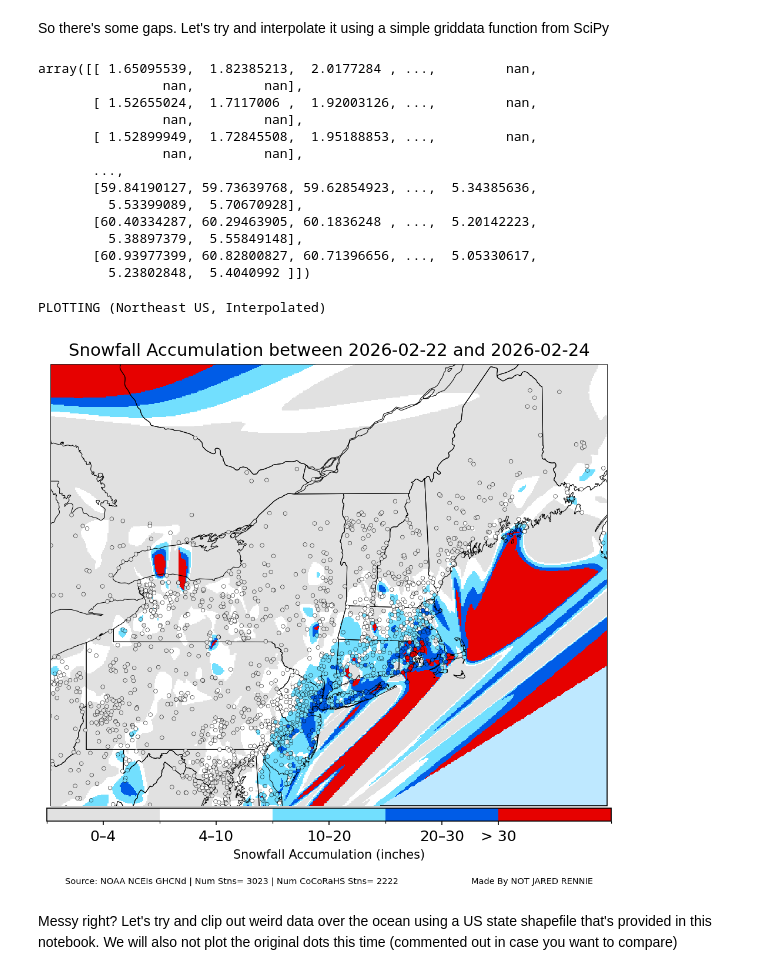
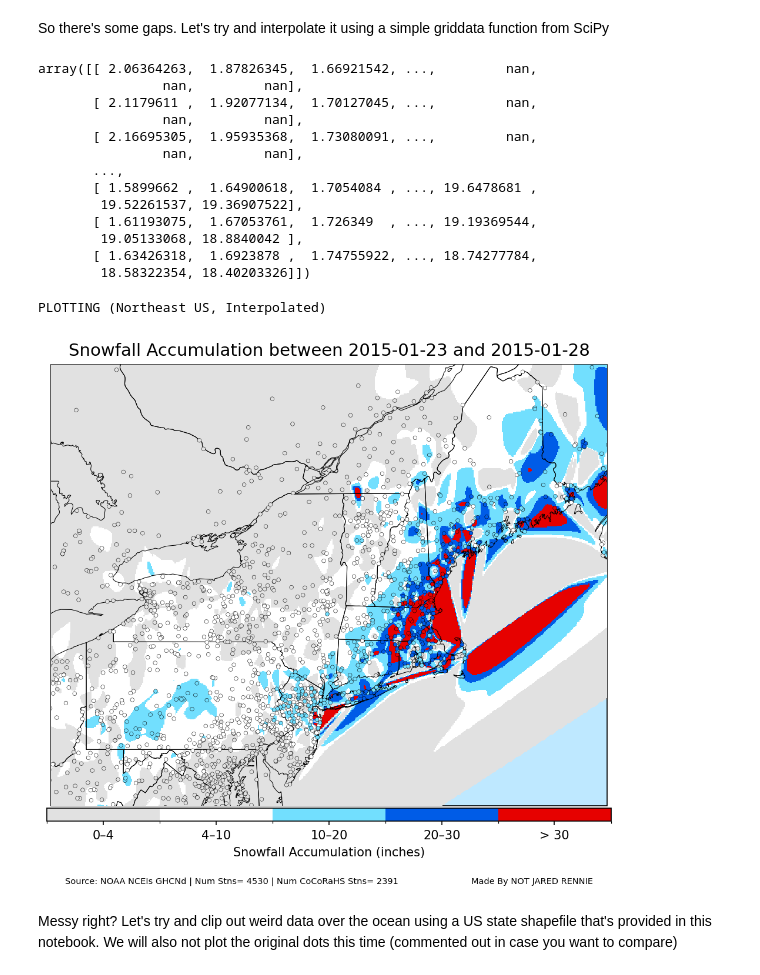
Before and after one commit to jjrennie/snOMG, a Jupyter notebook: snOMG_spatial.ipynb, the cells around one changed output. Drawn from its saved outputs; the diff is of its cells as text; code cells hidden in the pictures.

```diff
--- a/snOMG_spatial.ipynb
+++ b/snOMG_spatial.ipynb
@@ -77,8 +82,12 @@ Example snowstorms are below for you to use, but feel free to add your own!
 #end_date='1997-04-01'
 
 # Feb 2026 Blizzard
-start_date='2026-02-22'
-end_date='2026-02-24'
+#start_date='2026-02-22'
+#end_date='2026-02-24'
+
+# Jan 2015 Blizzard
+start_date='2015-01-23'
+end_date='2015-01-28'
 
 # Storm of the Century (1993)
 #start_date='1993-03-12'
@@ -96,6 +105,7 @@ end_date='2026-02-24'
 #start_date='1978-02-05'
 #end_date='1978-02-07'
 
+color_ramp = 'ncei' # ncei or nohrsc
 author='NOT JARED RENNIE'
 # %% [markdown]
 # Part 1: Analysis of In-Situ Observations using GHCNd <a class="anchor" id="third-bullet"></a>
@@ -290,3 +300,26 @@ Feel free to tinker with this block if you want to change colors, or utilize oth
+# %%
+#################################################
+# PLOTTING SETTINGS
+dpi = 150
+land_hex='#bcbcbc'  # ESRI Light Gray Canvas
+ocean_hex='#bee8ff' # ESRI Light Gray Canvas
+edgecolor = 'black'
+
+# Define discrete colormap and boundaries
+if color_ramp == 'ncei':
+    bounds = [0, 4, 10, 20, 30, 3000]
+    colors = ["#E1E1E1","#FFFFFF","#72DFFE","#005CE7","#E60100"]
+    tickLabels= ["0–4","4–10","10–20","20–30","> 30"]
+    tickPos=[2, 7, 15, 25, 1500]
+elif color_ramp == 'nohrsc':
+    bounds = [0,0.1,1,2,3,4,6,8,12,18,24,30,36,48,60,72,96,3000]
+    colors = ["#BDD7E7","#6BAED6","#3182BD","#08519C","#082694","#FFFF96",
+              "#FFC400","#FF8700","#DB1400","#9E0000","#690000","#CCCCFF",
+              "#9F8CD8","#7C52A5","#561C72","#2E0033","#40DFFF",]
+else:
+    print('ERROR: NEED ncei or nohrsc for color ramp')
+cmap = mcolors.ListedColormap(colors)
+norm = mcolors.BoundaryNorm(bounds, cmap.N)
 # %%
 %%time
 
@@ -421,19 +444,19 @@ values = finalData['SNOW_SUM'].values
 grid_snow = griddata(points, values, (grid_lon, grid_lat), method='cubic')
 grid_snow
 # %% [output]
-array([[ 1.65095539,  1.82385213,  2.0177284 , ...,         nan,
+array([[ 2.06364263,  1.87826345,  1.66921542, ...,         nan,
                 nan,         nan],
-       [ 1.52655024,  1.7117006 ,  1.92003126, ...,         nan,
+       [ 2.1179611 ,  1.92077134,  1.70127045, ...,         nan,
                 nan,         nan],
-       [ 1.52899949,  1.72845508,  1.95188853, ...,         nan,
+       [ 2.16695305,  1.95935368,  1.73080091, ...,         nan,
                 nan,         nan],
        ...,
-       [59.84190127, 59.73639768, 59.62854923, ...,  5.34385636,
-         5.53399089,  5.70670928],
-       [60.40334287, 60.29463905, 60.1836248 , ...,  5.20142223,
-         5.38897379,  5.55849148],
-       [60.93977399, 60.82800827, 60.71396656, ...,  5.05330617,
-         5.23802848,  5.4040992 ]])
+       [ 1.5899662 ,  1.64900618,  1.7054084 , ..., 19.6478681 ,
+        19.52261537, 19.36907522],
+       [ 1.61193075,  1.67053761,  1.726349  , ..., 19.19369544,
+        19.05133068, 18.8840042 ],
+       [ 1.63426318,  1.6923878 ,  1.74755922, ..., 18.74277784,
+        18.58322354, 18.40203326]])
 # %%
 print('PLOTTING (Northeast US, Interpolated)')
 
@@ -445,38 +468,39 @@ fig = plt.figure(num=1, figsize=(8, 5), dpi=dpi, facecolor='w', edgecolor='k')
 conus_ax = fig.add_axes([0, 0, 1, 1], projection=ccrs.Mercator())
 conus_ax.set_facecolor(ocean_hex)
 conus_ax.spines['geo'].set_edgecolor(edgecolor)
 conus_ax.set_extent([lon_min, lon_max, lat_min, lat_max], crs=ccrs.Geodetic())
 
 # Add Additional Features
 conus_ax.add_feature(cfeature.LAND, linewidth=0.5, facecolor=land_hex, edgecolor=edgecolor, zorder=3)
 conus_ax.add_feature(cfeature.LAKES, linewidth=0.5, facecolor=ocean_hex, edgecolor=edgecolor, zorder=4)
 conus_ax.add_feature(cfeature.STATES, linewidth=0.5, edgecolor=edgecolor, zorder=10)
 
 # Plot interpolated snowfall with discrete bins
 intCONUS = conus_ax.pcolormesh(grid_lon, grid_lat, grid_snow,cmap=cmap,
                                norm=norm,shading='auto',transform=ccrs.PlateCarree(),zorder=9)
 
 # Add stations as points
 scCONUS = conus_ax.scatter(finalData['LON'],finalData['LAT'],c=finalData['SNOW_SUM'],
                       cmap=cmap,norm=norm,s=10,transform=ccrs.PlateCarree(),edgecolors='black',
                       linewidths=0.25,zorder=10)
 
 # Add legend
 cax = fig.add_axes([0.1, -0.035, 0.8, 0.03])
-cbar=plt.colorbar(scCONUS, cax=cax,orientation='horizontal',spacing='uniform')
-cbar.set_ticks([2, 7, 15, 25, 50])
-cbar.set_ticklabels(["0–4","4–10","10–20","20–30","> 30"])
+cbar=plt.colorbar(intCONUS, cax=cax,orientation='horizontal',spacing='uniform')
+if color_ramp == 'ncei':
+    cbar.set_ticks(tickPos)
+    cbar.set_ticklabels(tickLabels)
 cbar.set_label("Snowfall Accumulation (inches)",size=10)
-cbar.ax.tick_params(labelsize=12)
+cbar.ax.tick_params(labelsize=10)
 
 # Add Titles
 plt.suptitle(str(outTitle),size=14,color='black',y=1.05)
 conus_ax.annotate('Source: NOAA NCEIs GHCNd | Num Stns= '+str(numStns_ALL)+' | Num CoCoRaHS Stns= '+str(numStns_COCORAHS),xy=(0.025, -0.18), xycoords='axes fraction', fontsize=7,color='black',horizontalalignment='left', verticalalignment='bottom')
 conus_ax.annotate('Made By '+author,xy=(0.975, -0.18), xycoords='axes fraction', fontsize=7,color='black',horizontalalignment='right', verticalalignment='bottom')
 plt.show()
 # %% [output]
 PLOTTING (Northeast US, Interpolated)
-[figure, old version]
+[figure, new version]
 # %% [markdown]
 Messy right? Let's try and clip out weird data over the ocean using a US state shapefile that's provided in this notebook. We will also not plot the original dots this time (commented out in case you want to compare)
 # %%
```
Also changed, not shown: parts of 23 cells of this notebook, 1 other file.
